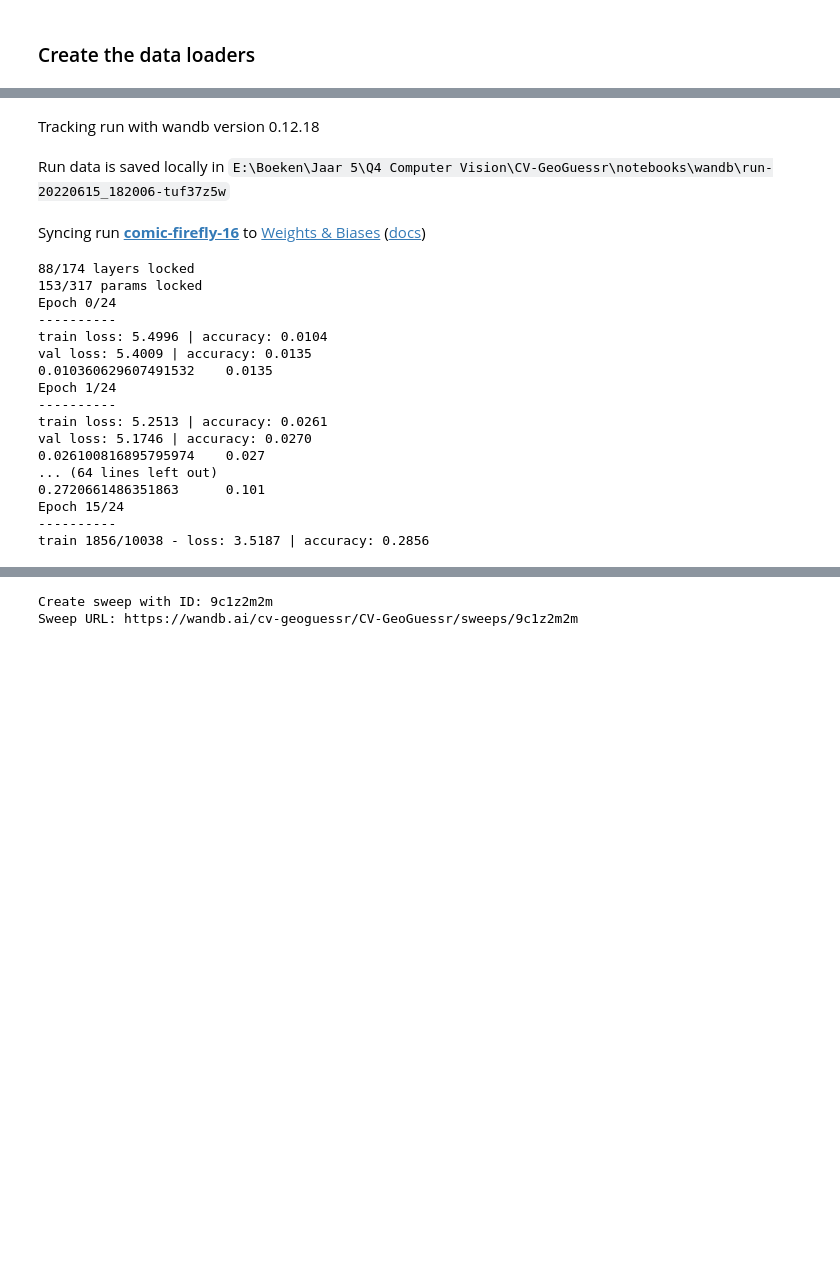
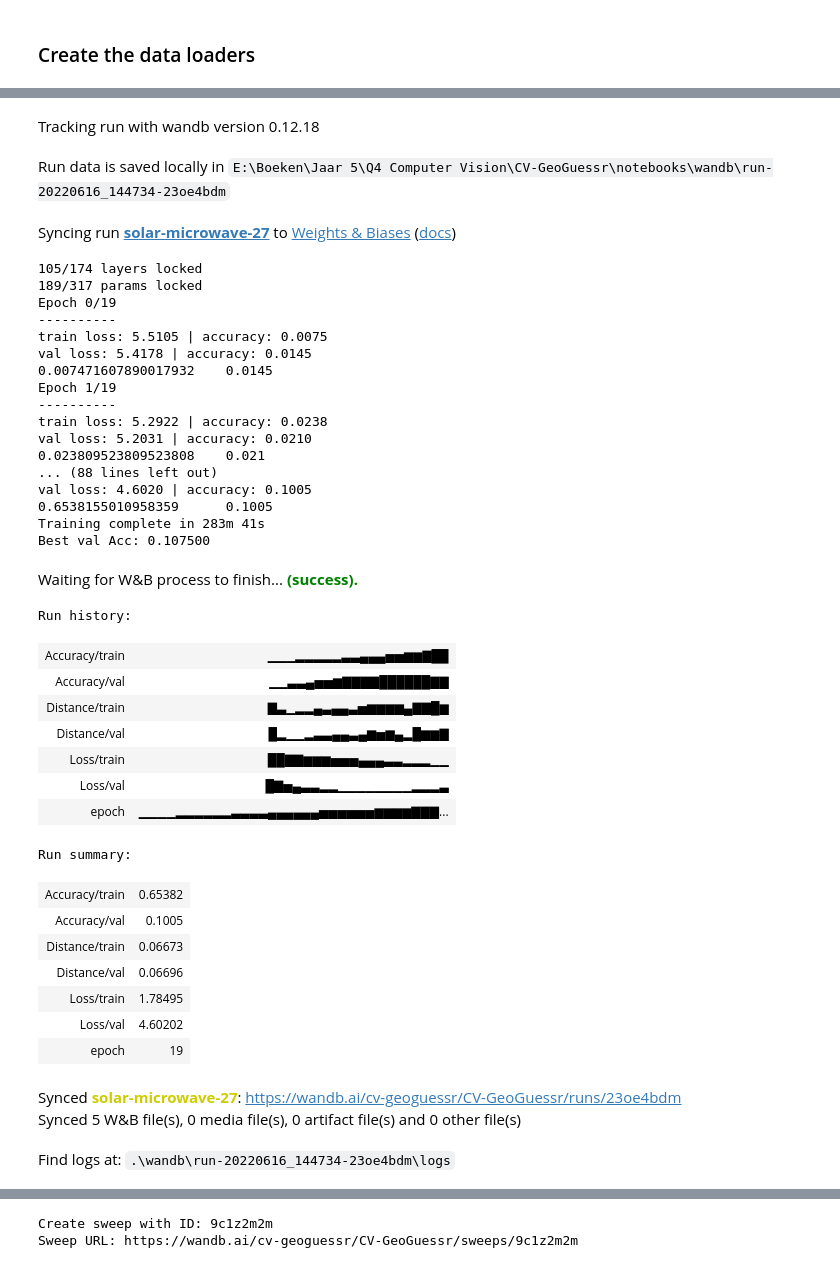
Before and after one commit to JLuij/CV-GeoGuessr, a Jupyter notebook: notebooks/Experiment.ipynb, the cells around one changed output, grey strips where cells are left out. Saved outputs shown, nothing was run; the diff lists cells and outputs as text; code cells hidden in the pictures; blank space fills up the shorter version.

```diff
--- a/notebooks/Experiment.ipynb
+++ b/notebooks/Experiment.ipynb
@@ -203,26 +208,46 @@ Find logs at: .\wandb\run-20220615_131143-2uewfei6\logs
 # %%
-config["lock_factor"] = 0.5
+config["lock_factor"] = 0.6
 
 setup_and_train()
 # %% [output]
 Tracking run with wandb version 0.12.18
-Run data is saved locally in E:\Boeken\Jaar 5\Q4 Computer Vision\CV-GeoGuessr\notebooks\wandb\run-20220615_182006-tuf37z5w
+Run data is saved locally in E:\Boeken\Jaar 5\Q4 Computer Vision\CV-GeoGuessr\notebooks\wandb\run-20220616_144734-23oe4bdm
-Syncing run comic-firefly-16 to Weights & Biases (docs)
+Syncing run solar-microwave-27 to Weights & Biases (docs)
-88/174 layers locked
-153/317 params locked
-Epoch 0/24
+105/174 layers locked
+189/317 params locked
+Epoch 0/19
 ----------
-train loss: 5.4996 | accuracy: 0.0104
-val loss: 5.4009 | accuracy: 0.0135
-0.010360629607491532    0.0135
-Epoch 1/24
+train loss: 5.5105 | accuracy: 0.0075
+val loss: 5.4178 | accuracy: 0.0145
+0.007471607890017932    0.0145
+Epoch 1/19
 ----------
-train loss: 5.2513 | accuracy: 0.0261
-val loss: 5.1746 | accuracy: 0.0270
-0.026100816895795974    0.027
-... (64 lines left out)
-0.2720661486351863      0.101
-Epoch 15/24
-----------
-train 1856/10038 - loss: 3.5187 | accuracy: 0.2856
+train loss: 5.2922 | accuracy: 0.0238
+val loss: 5.2031 | accuracy: 0.0210
+0.023809523809523808    0.021
+... (88 lines left out)
+val loss: 4.6020 | accuracy: 0.1005
+0.6538155010958359      0.1005
+Training complete in 283m 41s
+Best val Acc: 0.107500
+Waiting for W&B process to finish... (success).
+Run history:
+| Accuracy/train | ▁▁▁▂▂▂▂▂▃▃▄▄▄▅▅▆▆▇██ |
+| Accuracy/val | ▁▁▃▃▄▅▅▆▇▇▇▇██████▇▇ |
+| Distance/train | ▇▃▁▂▂▄▃▄▄▃▅▆▆▆▆▄▇▇█▆ |
+| Distance/val | █▂▁▁▂▃▃▄▄▃▄▆▅▆▄▂█▆▆▇ |
+| Loss/train | ██▇▇▆▆▆▅▅▅▄▄▄▃▃▂▂▂▁▁ |
+| Loss/val | █▇▅▄▃▃▂▂▁▁▁▁▁▁▁▁▂▂▂▃ |
+| epoch | ▁▁▁▁▂▂▂▂▂▂▃▃▃▃▄▄▄▄▄▄▅▅▅▅▅▅▆▆▆▆▇▇▇... |
+Run summary:
+| Accuracy/train | 0.65382 |
+| Accuracy/val | 0.1005 |
+| Distance/train | 0.06673 |
+| Distance/val | 0.06696 |
+| Loss/train | 1.78495 |
+| Loss/val | 4.60202 |
+| epoch | 19 |
+Synced solar-microwave-27: https://wandb.ai/cv-geoguessr/CV-GeoGuessr/runs/23oe4bdm
+Synced 5 W&B file(s), 0 media file(s), 0 artifact file(s) and 0 other file(s)
+Find logs at: .\wandb\run-20220616_144734-23oe4bdm\logs
 # %%
```
Also changed, not shown: parts of 26 cells of this notebook, 2 other files.
